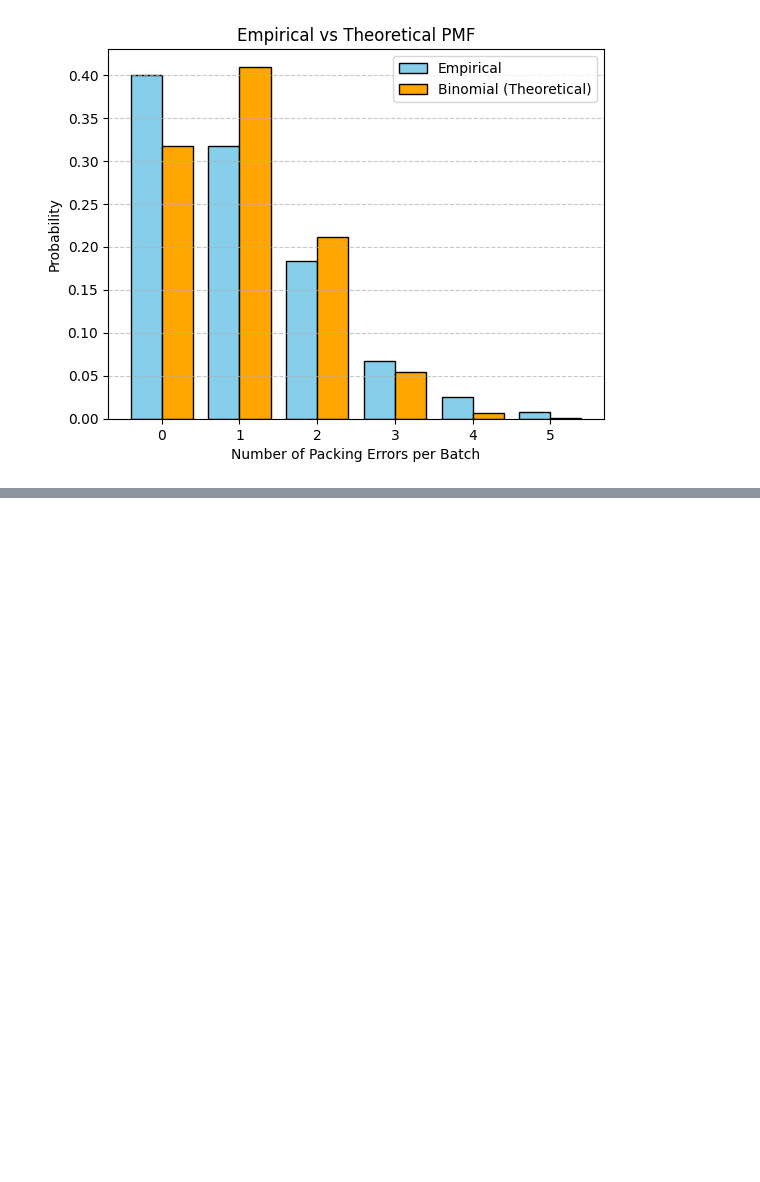
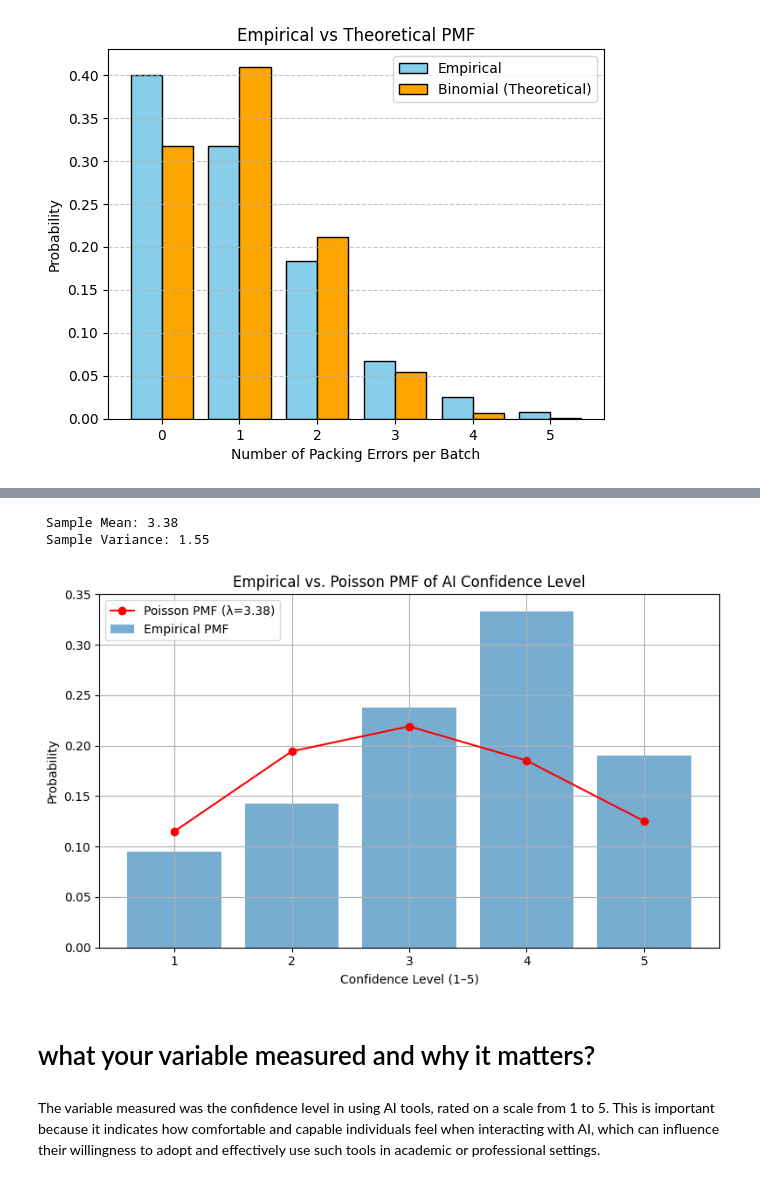
Before and after one commit to Puskar-2212/Data-analysis-tasks, a Jupyter notebook: HCAI5DS02_Puskar_worksheet3.ipynb, the cells around one changed output, grey strips where cells are left out. Saved outputs shown, nothing was run; the diff lists cells and outputs as text; code cells hidden in the pictures; blank space fills up the shorter version.

```diff
--- a/HCAI5DS02_Puskar_worksheet3.ipynb
+++ b/HCAI5DS02_Puskar_worksheet3.ipynb
@@ -73,0 +146,4 @@ plt.show()
+# %%
+# Convert column 5 to numeric explicitly (confidence column)
+confidence_col = '5. Do you feel confident using AI tools?'
+df[confidence_col] = pd.to_numeric(df[confidence_col])
@@ -73,0 +163,4 @@ plt.show()
+# %%
+# Empirical PMF
+empirical_pmf = df[confidence_col].value_counts(normalize=True).sort_index()
+print("\n Empirical PMF:\n", empirical_pmf)
@@ -73,0 +176,31 @@ plt.show()
+# %%
+# Sample statistics
+sample_mean = df[confidence_col].mean()
+sample_variance = df[confidence_col].var()
+print(f"\n Sample Mean: {sample_mean:.2f}")
+print(f" Sample Variance: {sample_variance:.2f}")
+# %% [output]
+ Sample Mean: 3.38
+ Sample Variance: 1.55
+# %%
+# Poisson PMF
+x = np.arange(df[confidence_col].min(), df[confidence_col].max() + 1)
+poisson_pmf = poisson.pmf(x, mu=sample_mean)
+# %%
+# Plot
+plt.figure(figsize=(8, 5))
+plt.bar(empirical_pmf.index, empirical_pmf.values, alpha=0.6, label='Empirical PMF')
+plt.plot(x, poisson_pmf, 'ro-', label=f'Poisson PMF (λ={sample_mean:.2f})')
+plt.title("Empirical vs. Poisson PMF of AI Confidence Level")
+plt.xlabel("Confidence Level (1–5)")
+plt.ylabel("Probability")
+plt.legend()
+plt.grid(True)
+plt.tight_layout()
+plt.show()
+# %% [output]
+[figure, added]
+# %% [markdown]
+# what your variable measured and why it matters?
+# %% [markdown]
+The variable measured was the confidence level in using AI tools, rated on a scale from 1 to 5. This is important because it indicates how comfortable and capable individuals feel when interacting with AI, which can influence their willingness to adopt and effectively use such tools in academic or professional settings.
```
Also changed, not shown: parts of 17 cells of this notebook.
